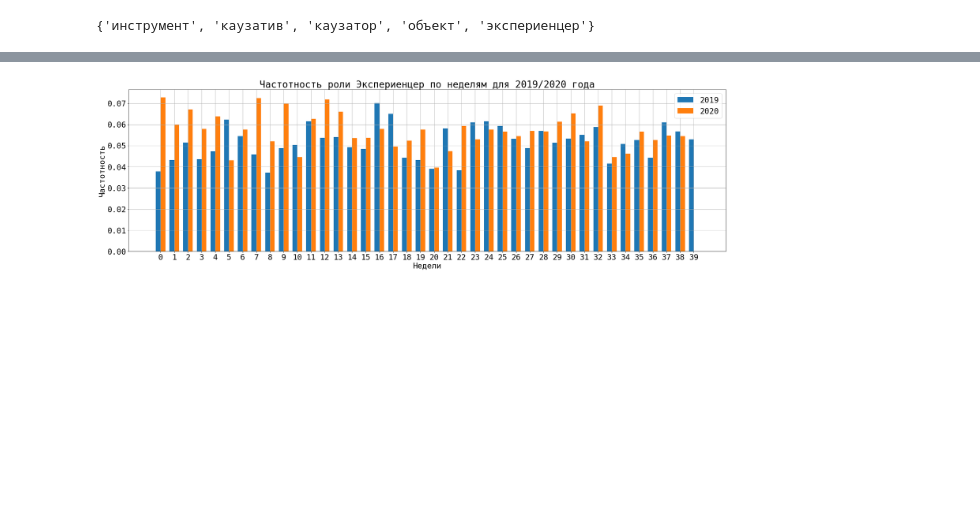
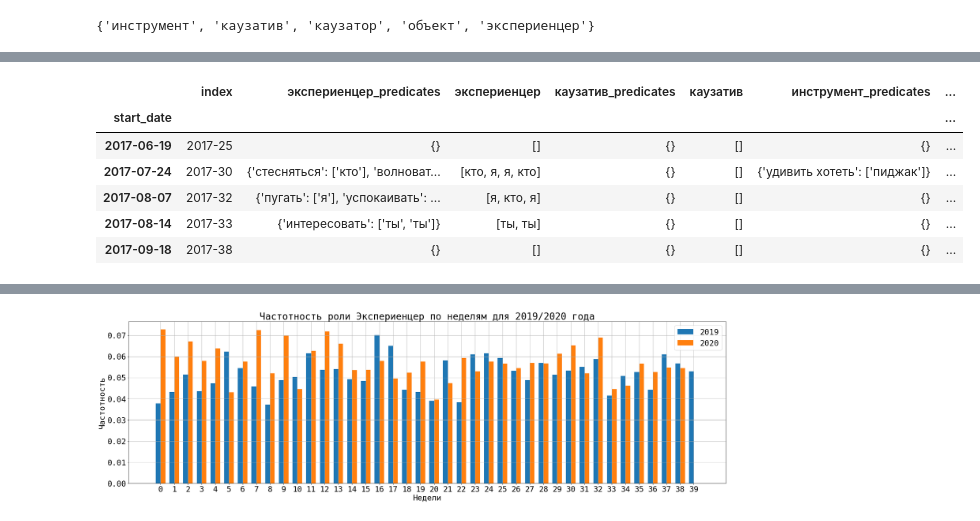
Before and after one commit to Rexhaif/sementic_role_labeler, a Jupyter notebook: experiments/srl_demo.ipynb, the cells around one changed output, grey strips where cells are left out. Cells and saved outputs as stored; diff of their text form; code cells hidden in the pictures; blank space fills up the shorter version.

```diff
--- a/experiments/srl_demo.ipynb
+++ b/experiments/srl_demo.ipynb
@@ -805,0 +996,18 @@ res2.head()
+# %%
+df = df.reset_index()
+# %%
+df = df.set_index('start_date')
+# %%
+df.index = pd.to_datetime(df.index)
+# %%
+df = df.sort_index()
+# %%
+df.head()
+# %% [output]
+|  | index | экспериенцер_predicates | экспериенцер | каузатив_predicates | каузатив | инструмент_predicates | ... |
+| start_date |  |  |  |  |  |  | ... |
+| 2017-06-19 | 2017-25 | {} | [] | {} | [] | {} | ... |
+| 2017-07-24 | 2017-30 | {'стесняться': ['кто'], 'волноват... | [кто, я, я, кто] | {} | [] | {'удивить хотеть': ['пиджак']} | ... |
+| 2017-08-07 | 2017-32 | {'пугать': ['я'], 'успокаивать': ... | [я, кто, я] | {} | [] | {} | ... |
+| 2017-08-14 | 2017-33 | {'интересовать': ['ты', 'ты']} | [ты, ты] | {} | [] | {} | ... |
+| 2017-09-18 | 2017-38 | {} | [] | {} | [] | {} | ... |
```
Also changed, not shown: parts of 82 cells of this notebook, 1 other file.
